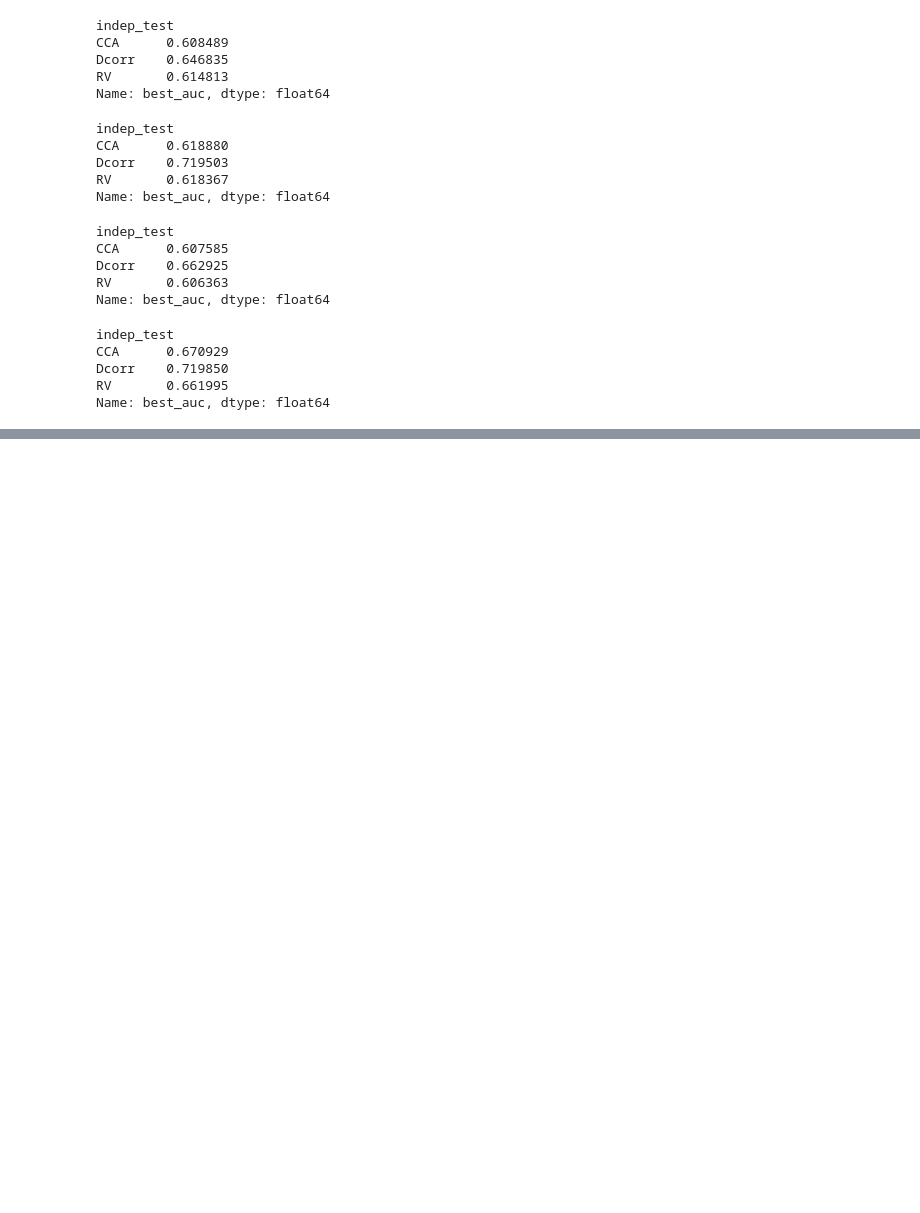
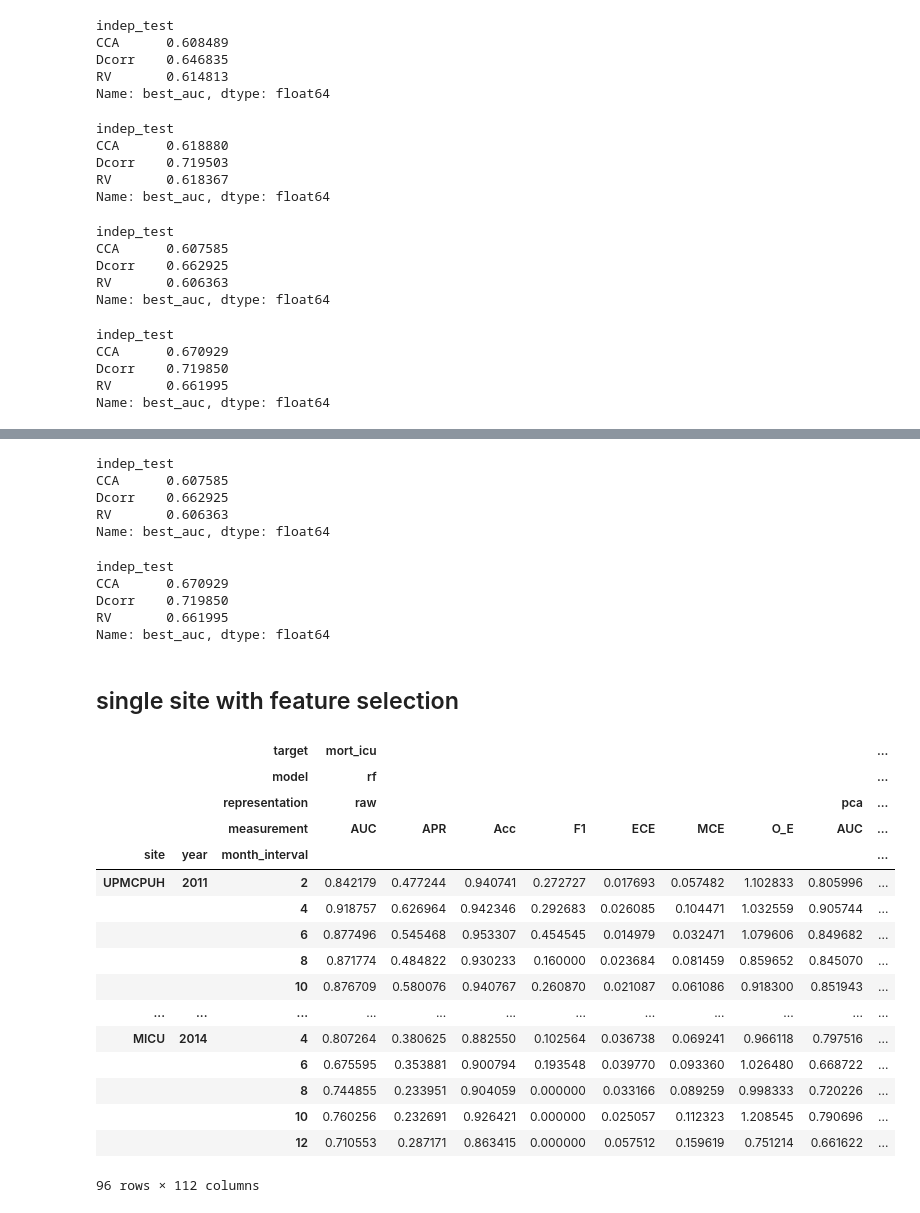
Before and after one commit to Amin-Tajgardoon/model-drift, a Jupyter notebook: notebooks/drift_true_labels.ipynb, the cells around one changed output, grey strips where cells are left out. Cells and saved outputs as stored; diff of their text form; code cells hidden in the pictures; blank space fills up the shorter version.

```diff
--- a/notebooks/drift_true_labels.ipynb
+++ b/notebooks/drift_true_labels.ipynb
@@ -651,0 +1036,42 @@ Name: best_auc, dtype: float64
+# %%
+df.loc[idx[:, "mort_icu", :, "nb"], "best_auc"].groupby(level="indep_test").mean()
+# %% [output]
+indep_test
+CCA      0.607585
+Dcorr    0.662925
+RV       0.606363
+Name: best_auc, dtype: float64
+# %%
+df.loc[idx[:, "mort_icu", :, "rbf-svm"], "best_auc"].groupby(level="indep_test").mean()
+# %% [output]
+indep_test
+CCA      0.670929
+Dcorr    0.719850
+RV       0.661995
+Name: best_auc, dtype: float64
+# %% [markdown]
+## single site with feature selection
+# %%
+dir_path="../../../output/HIDENIC_overtime_analysis/single_site_fselect/"
+# %%
+res=pd.read_csv(os.path.join(dir_path, "results_df_single_site.csv"), index_col=[0,1,2], header=[0,1,2,3])
+# %%
+res.loc[]
+# %% [output]
+|  |  | target | mort_icu |  |  |  |  |  |  |  | ... |
+|  |  | model | rf |  |  |  |  |  |  |  | ... |
+|  |  | representation | raw |  |  |  |  |  |  | pca | ... |
+|  |  | measurement | AUC | APR | Acc | F1 | ECE | MCE | O_E | AUC | ... |
+| site | year | month_interval |  |  |  |  |  |  |  |  | ... |
+| UPMCPUH | 2011 | 2 | 0.842179 | 0.477244 | 0.940741 | 0.272727 | 0.017693 | 0.057482 | 1.102833 | 0.805996 | ... |
+|  |  | 4 | 0.918757 | 0.626964 | 0.942346 | 0.292683 | 0.026085 | 0.104471 | 1.032559 | 0.905744 | ... |
+|  |  | 6 | 0.877496 | 0.545468 | 0.953307 | 0.454545 | 0.014979 | 0.032471 | 1.079606 | 0.849682 | ... |
+|  |  | 8 | 0.871774 | 0.484822 | 0.930233 | 0.160000 | 0.023684 | 0.081459 | 0.859652 | 0.845070 | ... |
+|  |  | 10 | 0.876709 | 0.580076 | 0.940767 | 0.260870 | 0.021087 | 0.061086 | 0.918300 | 0.851943 | ... |
+| ... | ... | ... | ... | ... | ... | ... | ... | ... | ... | ... | ... |
+| MICU | 2014 | 4 | 0.807264 | 0.380625 | 0.882550 | 0.102564 | 0.036738 | 0.069241 | 0.966118 | 0.797516 | ... |
+|  |  | 6 | 0.675595 | 0.353881 | 0.900794 | 0.193548 | 0.039770 | 0.093360 | 1.026480 | 0.668722 | ... |
+|  |  | 8 | 0.744855 | 0.233951 | 0.904059 | 0.000000 | 0.033166 | 0.089259 | 0.998333 | 0.720226 | ... |
+|  |  | 10 | 0.760256 | 0.232691 | 0.926421 | 0.000000 | 0.025057 | 0.112323 | 1.208545 | 0.790696 | ... |
+|  |  | 12 | 0.710553 | 0.287171 | 0.863415 | 0.000000 | 0.057512 | 0.159619 | 0.751214 | 0.661622 | ... |
+96 rows × 112 columns
```
Also changed, not shown: parts of 94 cells of this notebook, 7 other files.
